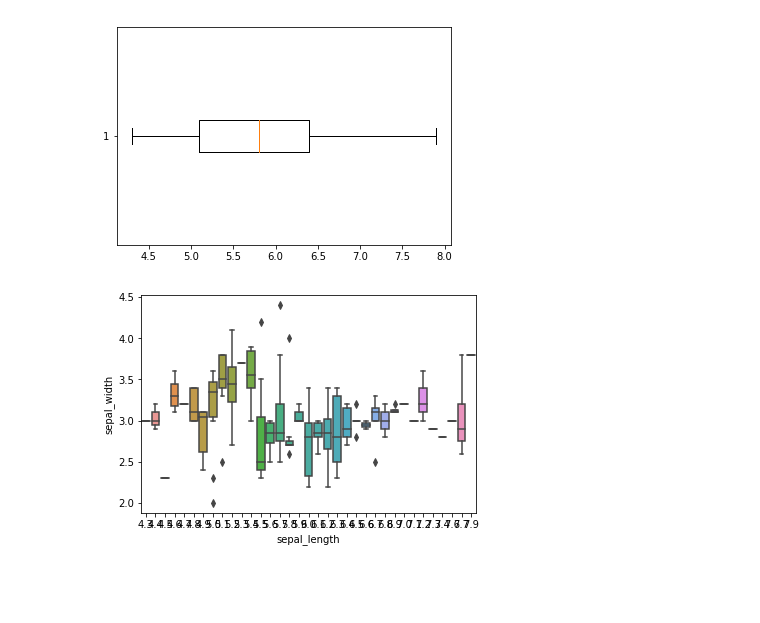
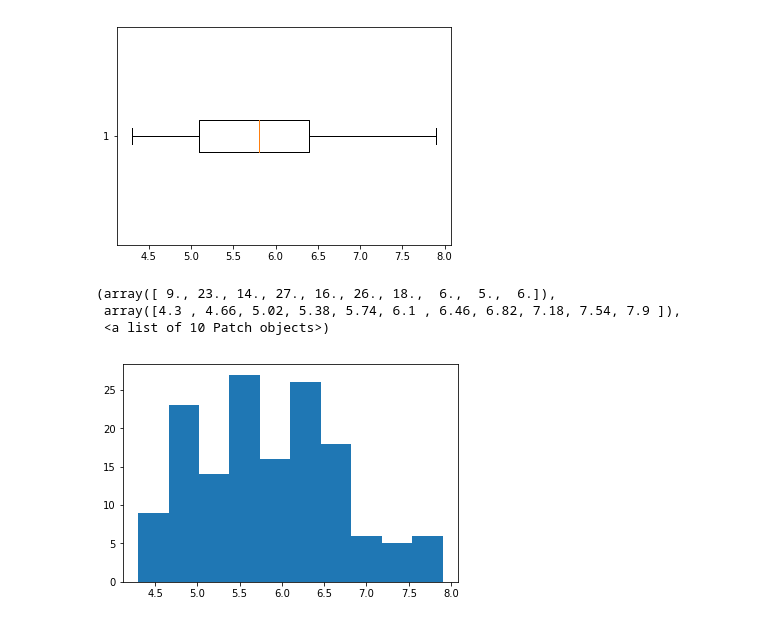
Before and after one commit to Nayade2lu/fundamentals-project, a Jupyter notebook: Fundamentals of data analysis Project.ipynb, the cells around one changed output. Drawn from its saved outputs; the diff is of its cells as text; code cells hidden in the pictures; blank space fills up the shorter version.

```diff
--- a/Fundamentals of data analysis Project.ipynb
+++ b/Fundamentals of data analysis Project.ipynb
@@ -207,7 +254,11 @@ plt.boxplot(df.sepal_length, vert=False)
  'fliers': [<matplotlib.lines.Line2D at 0x...>],
  'means': []}
 [figure]
-# %%
-ax = sns.boxplot(x="sepal_length", y="sepal_width", data=df)
-# %% [output]
-[figure, removed]
+# %%
+#histogram of the sepal length (all species)
+plt.hist(df.sepal_length)
+# %% [output]
+(array([ 9., 23., 14., 27., 16., 26., 18.,  6.,  5.,  6.]),
+ array([4.3 , 4.66, 5.02, 5.38, 5.74, 6.1 , 6.46, 6.82, 7.18, 7.54, 7.9 ]),
+ <a list of 10 Patch objects>)
+[figure, added]
```
Also changed, not shown: parts of 21 cells of this notebook, 1 other file.
